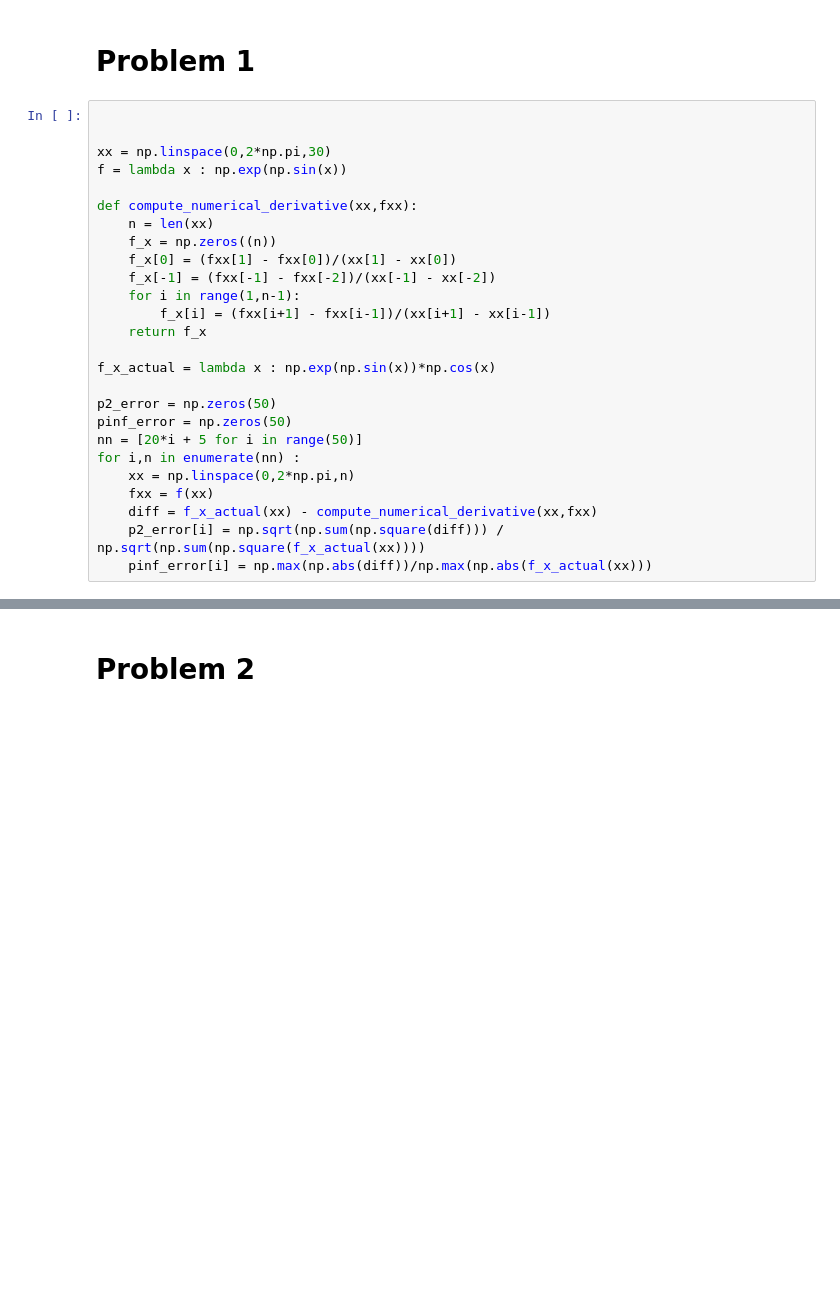
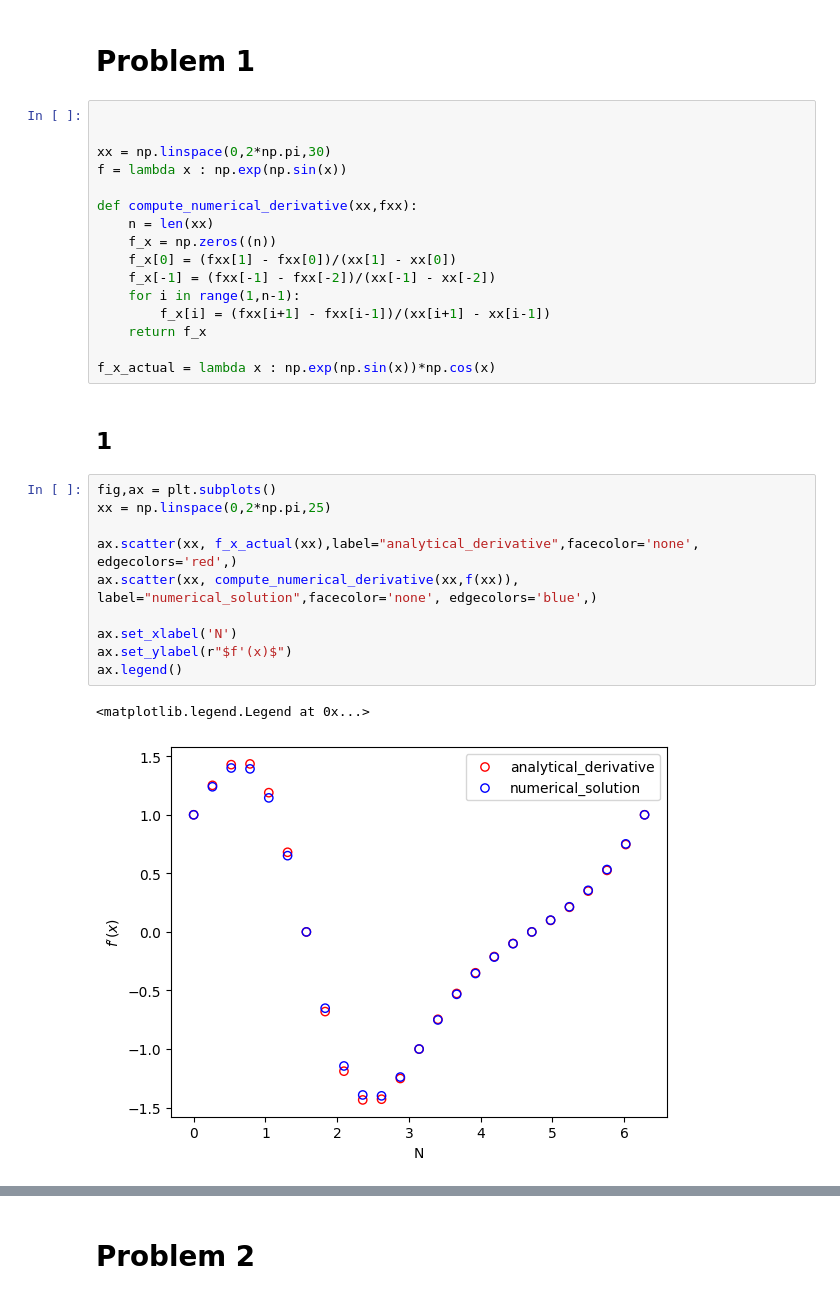
Before and after one commit to andrewholmberg/math_550_numerical_pdes, a Jupyter notebook: homework_0.ipynb, the cells around one changed output, grey strips where cells are left out. Saved outputs shown, nothing was run; the diff lists cells and outputs as text; blank space fills up the shorter version.

Commit message:
made progress - refactored a bit and now have all good visuals

```diff
--- a/homework_0.ipynb
+++ b/homework_0.ipynb
@@ -19,13 +19,18 @@ def compute_numerical_derivative(xx,fxx):
     return f_x
 
 f_x_actual = lambda x : np.exp(np.sin(x))*np.cos(x)
-
-p2_error = np.zeros(50)
-pinf_error = np.zeros(50)
-nn = [20*i + 5 for i in range(50)]
-for i,n in enumerate(nn) :
-    xx = np.linspace(0,2*np.pi,n)
-    fxx = f(xx)
-    diff = f_x_actual(xx) - compute_numerical_derivative(xx,fxx)
-    p2_error[i] = np.sqrt(np.sum(np.square(diff))) / np.sqrt(np.sum(np.square(f_x_actual(xx))))
-    pinf_error[i] = np.max(np.abs(diff))/np.max(np.abs(f_x_actual(xx)))
+# %% [markdown]
+## 1
+# %%
+fig,ax = plt.subplots()
+xx = np.linspace(0,2*np.pi,25)
+
+ax.scatter(xx, f_x_actual(xx),label="analytical_derivative",facecolor='none', edgecolors='red',)
+ax.scatter(xx, compute_numerical_derivative(xx,f(xx)), label="numerical_solution",facecolor='none', edgecolors='blue',)
+
+ax.set_xlabel('N')
+ax.set_ylabel(r"$f'(x)$")
+ax.legend()
+# %% [output]
+<matplotlib.legend.Legend at 0x...>
+[figure, added]
```
Also changed, not shown: parts of 11 cells of this notebook.
